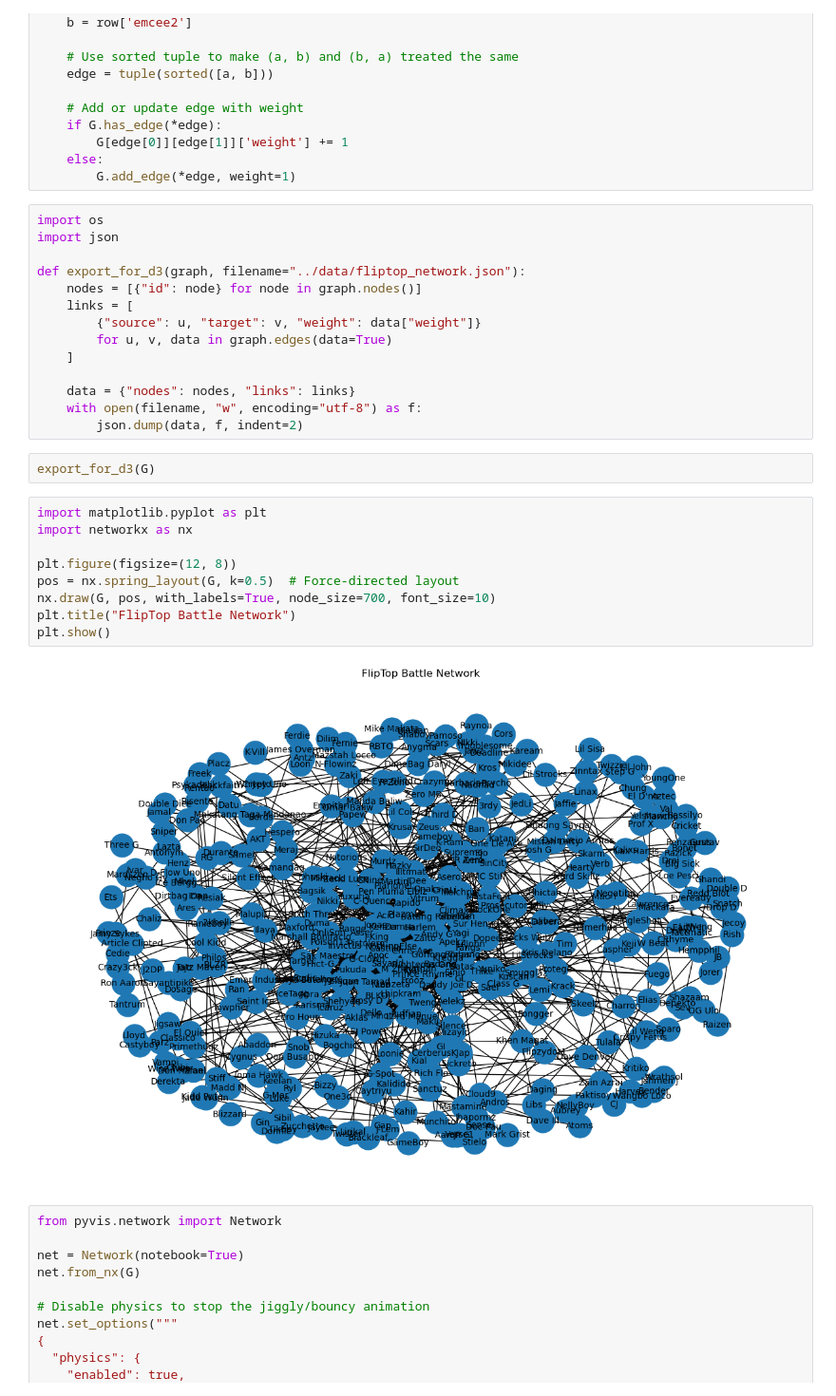
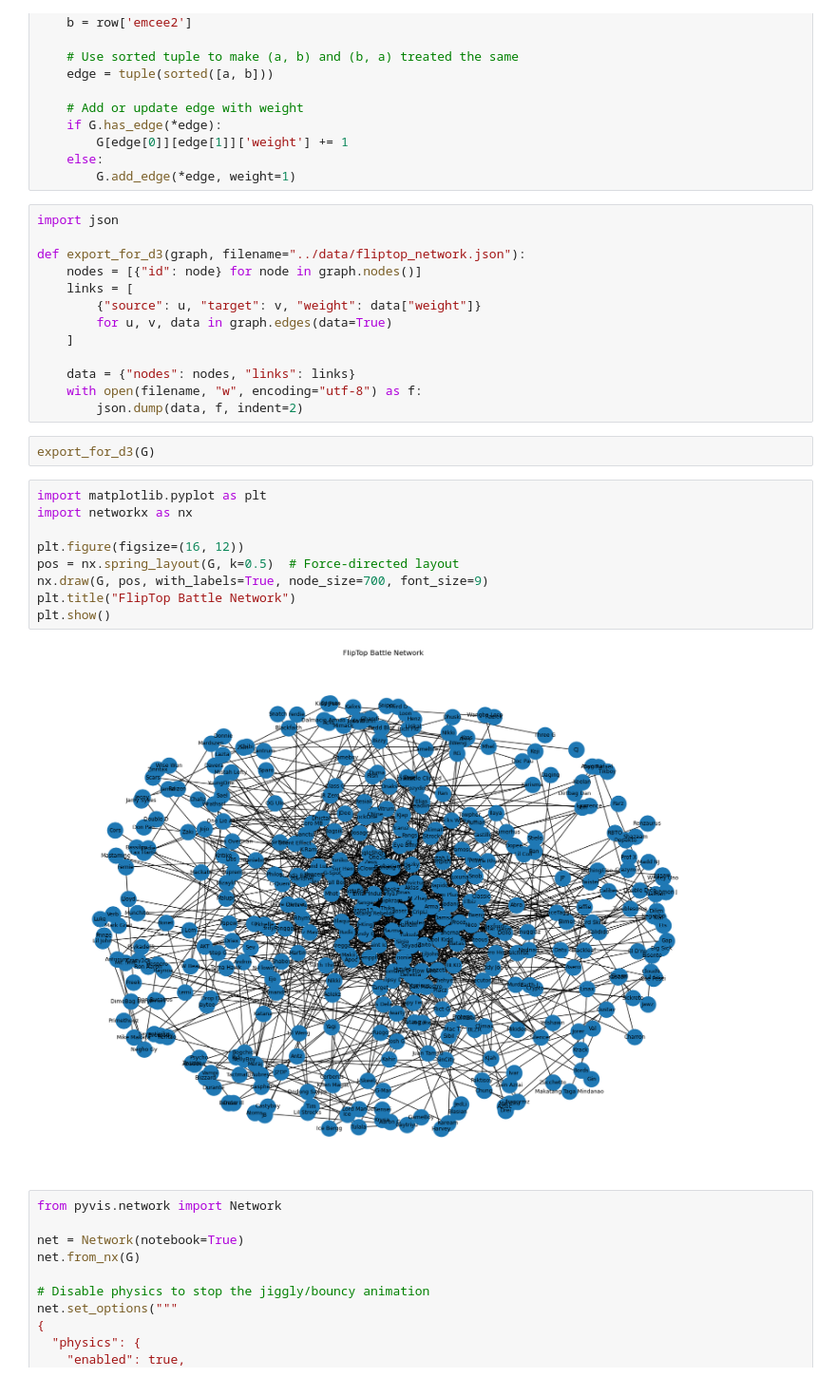
Before and after one commit to russluber/fliptop-analysis, a Jupyter notebook: notebooks/eda.ipynb, the cells around one changed output. Shown at 95% size. Cells and saved outputs as stored; diff of their text form.

```diff
--- a/notebooks/eda.ipynb
+++ b/notebooks/eda.ipynb
@@ -963,7 +963,6 @@ for _, row in with_matches.iterrows():
     else:
         G.add_edge(*edge, weight=1)
 # %%
-import os
 import json
 
 def export_for_d3(graph, filename="../data/fliptop_network.json"):
@@ -981,14 +980,14 @@ export_for_d3(G)
 # %%
 import matplotlib.pyplot as plt
 import networkx as nx
 
-plt.figure(figsize=(12, 8))
+plt.figure(figsize=(16, 12))
 pos = nx.spring_layout(G, k=0.5)  # Force-directed layout
-nx.draw(G, pos, with_labels=True, node_size=700, font_size=10)
+nx.draw(G, pos, with_labels=True, node_size=700, font_size=9)
 plt.title("FlipTop Battle Network")
 plt.show()
 # %% [output]
-[figure, old version]
+[figure, new version]
 # %%
 from pyvis.network import Network
 
```
Also changed, not shown: parts of 27 cells of this notebook.
